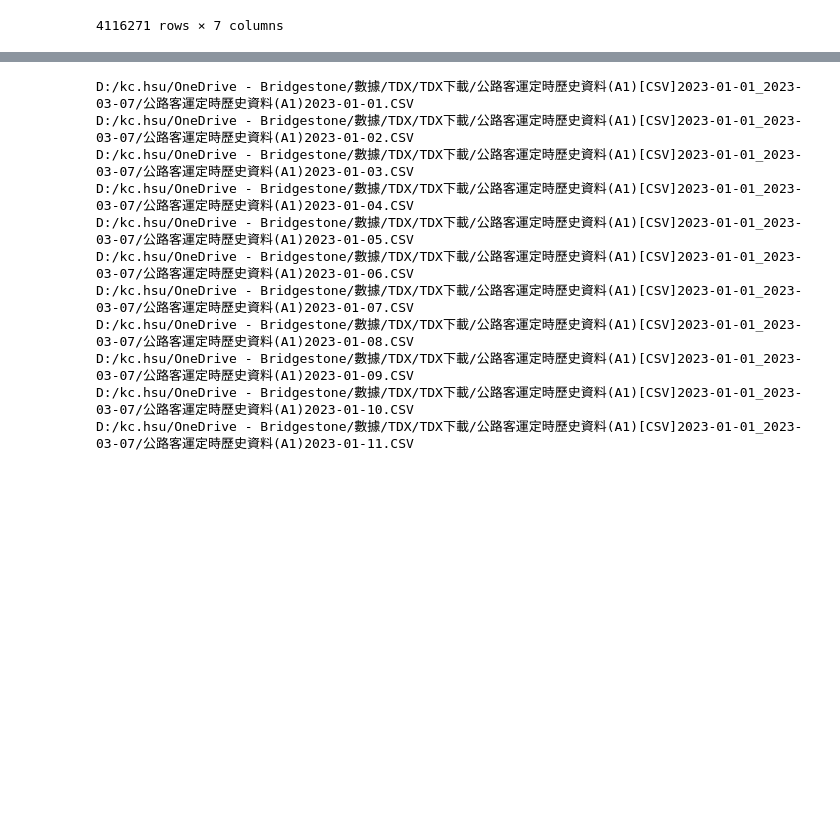
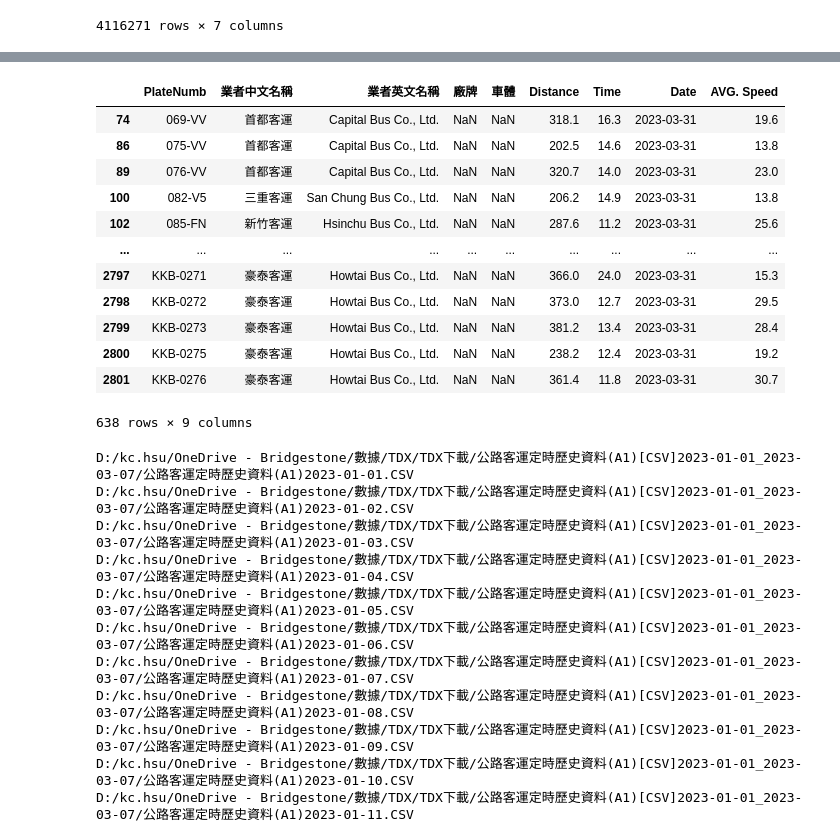
Before and after one commit to jimmyhsu1010/bridgestone_work_related, a Jupyter notebook: tdx_transport_data/tdx_data.ipynb, the cells around one changed output, grey strips where cells are left out. Drawn from its saved outputs; the diff is of its cells as text; code cells hidden in the pictures; blank space fills up the shorter version.

```diff
--- a/tdx_transport_data/tdx_data.ipynb
+++ b/tdx_transport_data/tdx_data.ipynb
@@ -181,3 +186,30 @@ result
+# %%
+four["廠牌"] = four["廠牌"].fillna("")
+four["車體"] = four["車體"].fillna("")
+# %%
+brand_dict = dict(zip(four["車號"], four["廠牌"]))
+body_dict = dict(zip(four["車號"], four["車體"]))
+# %%
+result["廠牌"] = result["PlateNumb"].map(brand_dict)
+result["車體"] = result["PlateNumb"].map(body_dict)
+# %%
+result = result[["PlateNumb", "業者中文名稱", "業者英文名稱", "廠牌", "車體", "Distance", "Time", "Date", "AVG. Speed"]]
+# %%
+result[result["廠牌"].isna()]
+# %% [output]
+|  | PlateNumb | 業者中文名稱 | 業者英文名稱 | 廠牌 | 車體 | Distance | Time | Date | AVG. Speed |
+| 74 | 069-VV | 首都客運 | Capital Bus Co., Ltd. | NaN | NaN | 318.1 | 16.3 | 2023-03-31 | 19.6 |
+| 86 | 075-VV | 首都客運 | Capital Bus Co., Ltd. | NaN | NaN | 202.5 | 14.6 | 2023-03-31 | 13.8 |
+| 89 | 076-VV | 首都客運 | Capital Bus Co., Ltd. | NaN | NaN | 320.7 | 14.0 | 2023-03-31 | 23.0 |
+| 100 | 082-V5 | 三重客運 | San Chung Bus Co., Ltd. | NaN | NaN | 206.2 | 14.9 | 2023-03-31 | 13.8 |
+| 102 | 085-FN | 新竹客運 | Hsinchu Bus Co., Ltd. | NaN | NaN | 287.6 | 11.2 | 2023-03-31 | 25.6 |
+| ... | ... | ... | ... | ... | ... | ... | ... | ... | ... |
+| 2797 | KKB-0271 | 豪泰客運 | Howtai Bus Co., Ltd. | NaN | NaN | 366.0 | 24.0 | 2023-03-31 | 15.3 |
+| 2798 | KKB-0272 | 豪泰客運 | Howtai Bus Co., Ltd. | NaN | NaN | 373.0 | 12.7 | 2023-03-31 | 29.5 |
+| 2799 | KKB-0273 | 豪泰客運 | Howtai Bus Co., Ltd. | NaN | NaN | 381.2 | 13.4 | 2023-03-31 | 28.4 |
+| 2800 | KKB-0275 | 豪泰客運 | Howtai Bus Co., Ltd. | NaN | NaN | 238.2 | 12.4 | 2023-03-31 | 19.2 |
+| 2801 | KKB-0276 | 豪泰客運 | Howtai Bus Co., Ltd. | NaN | NaN | 361.4 | 11.8 | 2023-03-31 | 30.7 |
+638 rows × 9 columns
 # %%
 data["Land"] = globe.is_land(data["PositionLat"], data["PositionLon"])
 data = data[data["Land"] == True]
```
Also changed, not shown: parts of 3 cells of this notebook, 3 other files.
